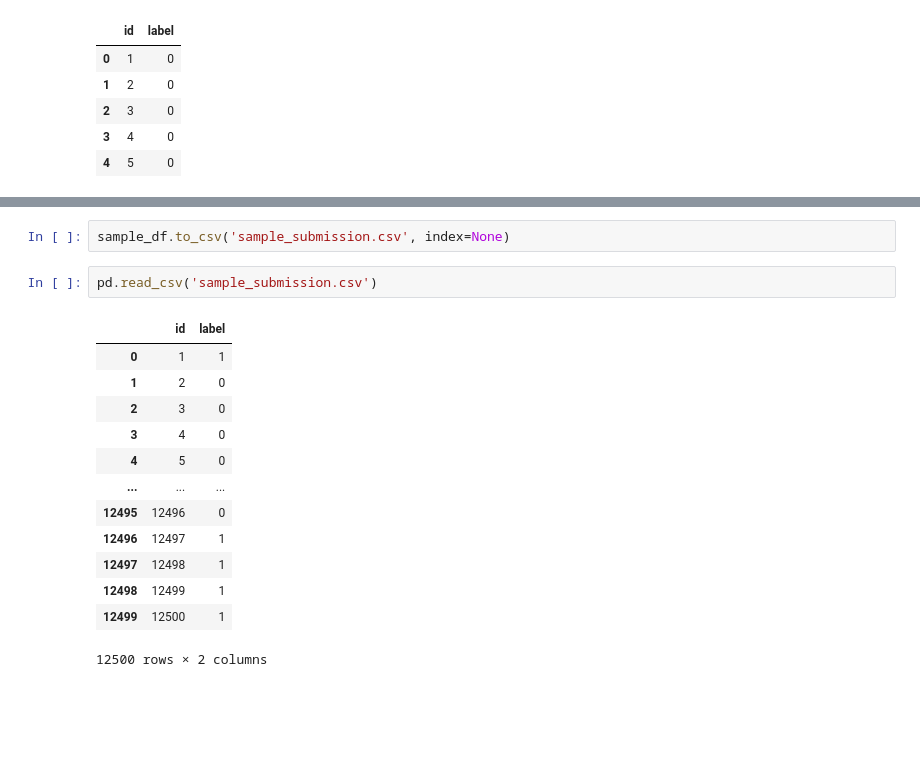
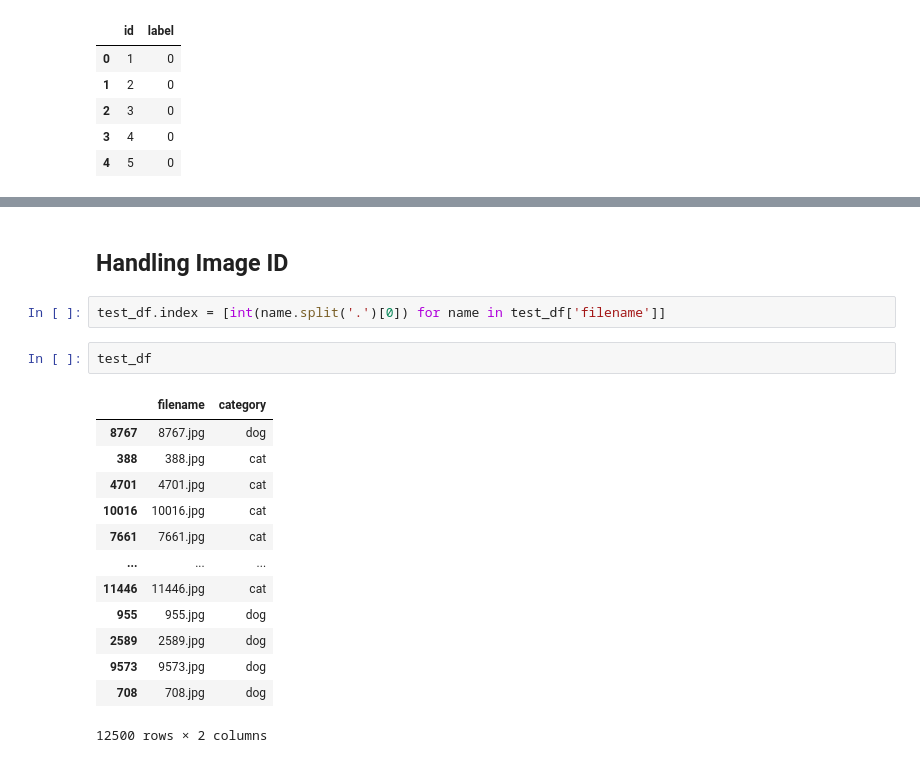
Before and after one commit to imvdharmesh/Dcodetech, a Jupyter notebook: Deep Learning/Lectures/Convolutional Neural Networks.ipynb, the cells around one changed output, grey strips where cells are left out. Saved outputs shown, nothing was run; the diff lists cells and outputs as text; blank space fills up the shorter version.

```diff
--- a/Deep Learning/Lectures/Convolutional Neural Networks.ipynb
+++ b/Deep Learning/Lectures/Convolutional Neural Networks.ipynb
@@ -516,18 +498,20 @@ sample_df
-# %%
-sample_df.to_csv('sample_submission.csv', index=None)
-# %%
-pd.read_csv('sample_submission.csv')
-# %% [output]
-|  | id | label |
-| 0 | 1 | 1 |
-| 1 | 2 | 0 |
-| 2 | 3 | 0 |
-| 3 | 4 | 0 |
-| 4 | 5 | 0 |
-| ... | ... | ... |
-| 12495 | 12496 | 0 |
-| 12496 | 12497 | 1 |
-| 12497 | 12498 | 1 |
-| 12498 | 12499 | 1 |
-| 12499 | 12500 | 1 |
-12500 rows × 2 columns
+# %% [markdown]
+## Handling Image ID
+# %%
+test_df.index = [int(name.split('.')[0]) for name in test_df['filename']]
+# %%
+test_df
+# %% [output]
+|  | filename | category |
+| 8767 | 8767.jpg | dog |
+| 388 | 388.jpg | cat |
+| 4701 | 4701.jpg | cat |
+| 10016 | 10016.jpg | cat |
+| 7661 | 7661.jpg | cat |
+| ... | ... | ... |
+| 11446 | 11446.jpg | cat |
+| 955 | 955.jpg | dog |
+| 2589 | 2589.jpg | dog |
+| 9573 | 9573.jpg | dog |
+| 708 | 708.jpg | dog |
+12500 rows × 2 columns
```
Also changed, not shown: parts of 5 cells of this notebook.
